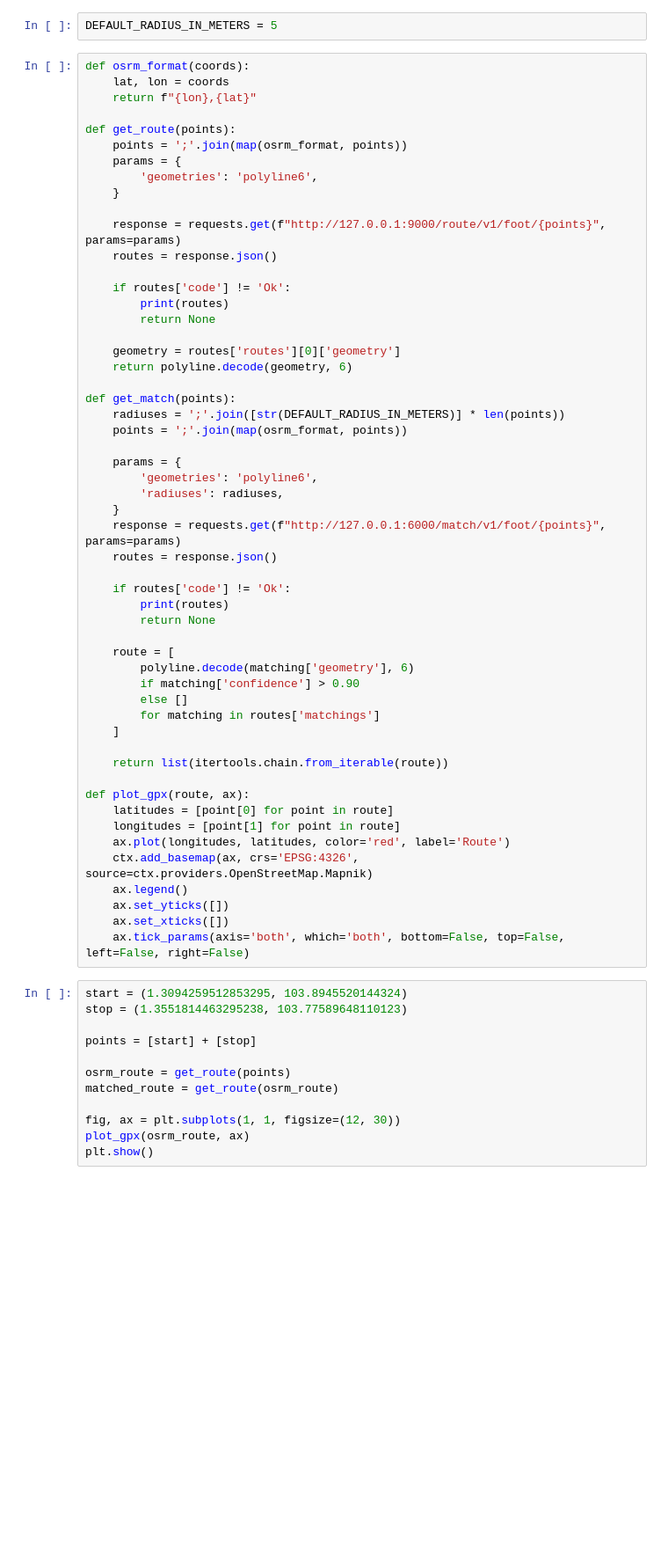
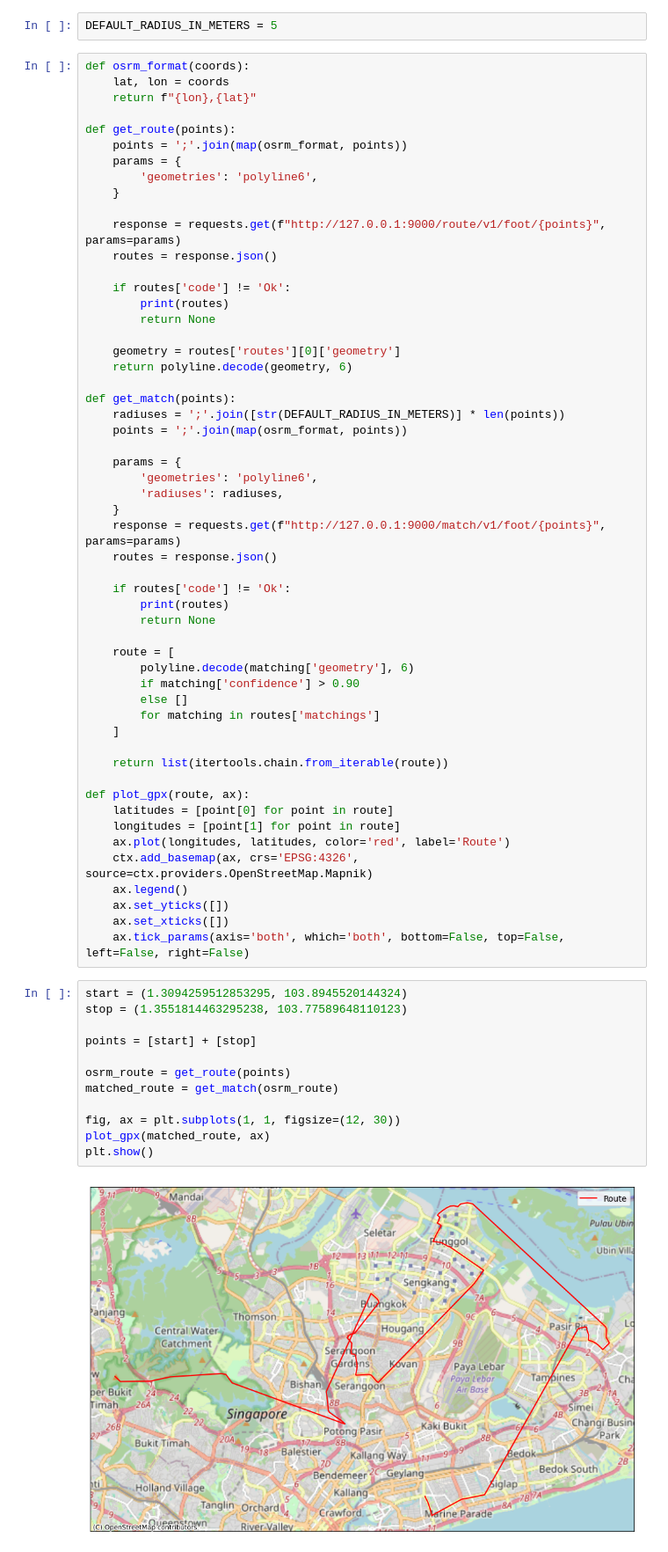
Before and after one commit to evgeniyarbatov/personal-gpx, a Jupyter notebook: notebooks/Query Custom OSM Map.ipynb, the cells around one changed output. Shown at 88% size. Cells and saved outputs as stored; diff of their text form; blank space fills up the shorter version.

Commit message:
The match does not look better

```diff
--- a/notebooks/Query Custom OSM Map.ipynb
+++ b/notebooks/Query Custom OSM Map.ipynb
@@ -62,7 +40,7 @@ def get_match(points):
         'geometries': 'polyline6',
         'radiuses': radiuses,
     }
-    response = requests.get(f"http://127.0.0.1:6000/match/v1/foot/{points}", params=params)
+    response = requests.get(f"http://127.0.0.1:9000/match/v1/foot/{points}", params=params)
     routes = response.json()
 
     if routes['code'] != 'Ok':
@@ -90,12 +68,14 @@ def plot_gpx(route, ax):
 # %%
 start = (1.3094259512853295, 103.8945520144324)
 stop = (1.3551814463295238, 103.77589648110123)
 
 points = [start] + [stop]
 
 osrm_route = get_route(points)
-matched_route = get_route(osrm_route)
+matched_route = get_match(osrm_route)
 
 fig, ax = plt.subplots(1, 1, figsize=(12, 30))
-plot_gpx(osrm_route, ax)
+plot_gpx(matched_route, ax)
 plt.show()
+# %% [output]
+[figure, added]
```
Also changed, not shown: parts of 2 cells of this notebook.
